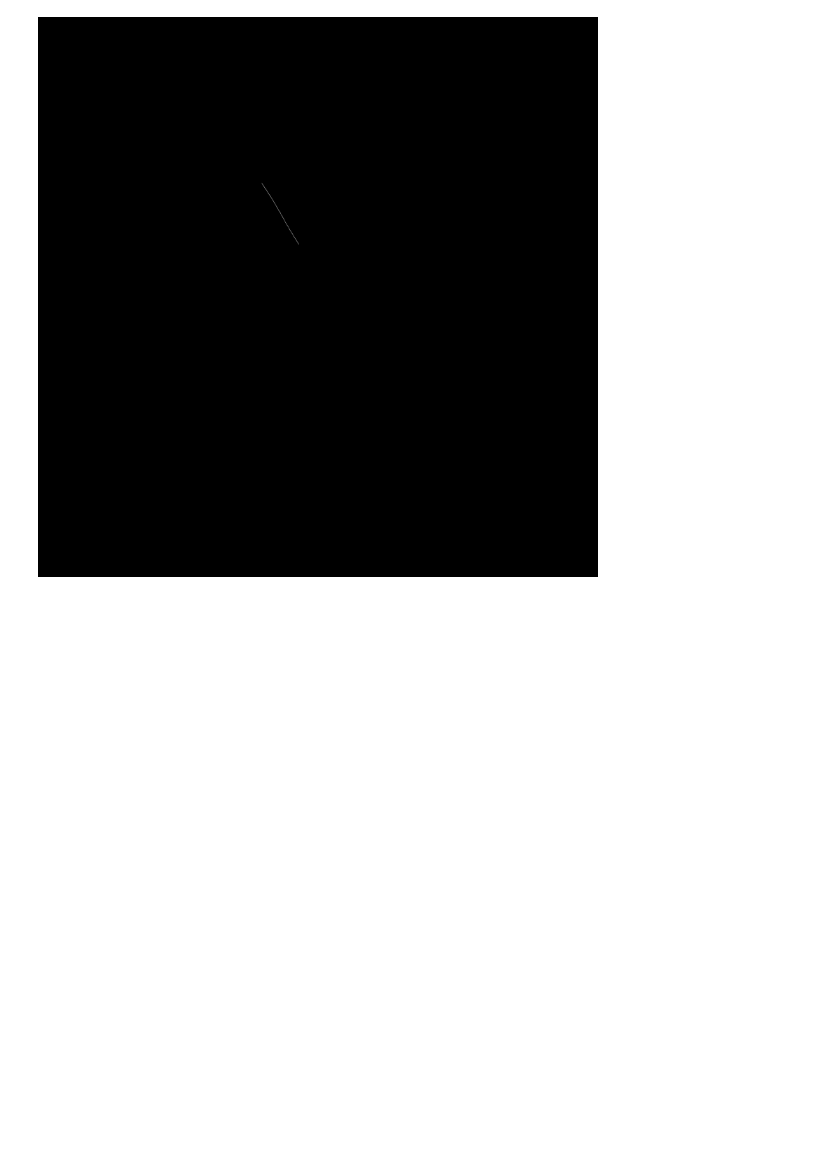
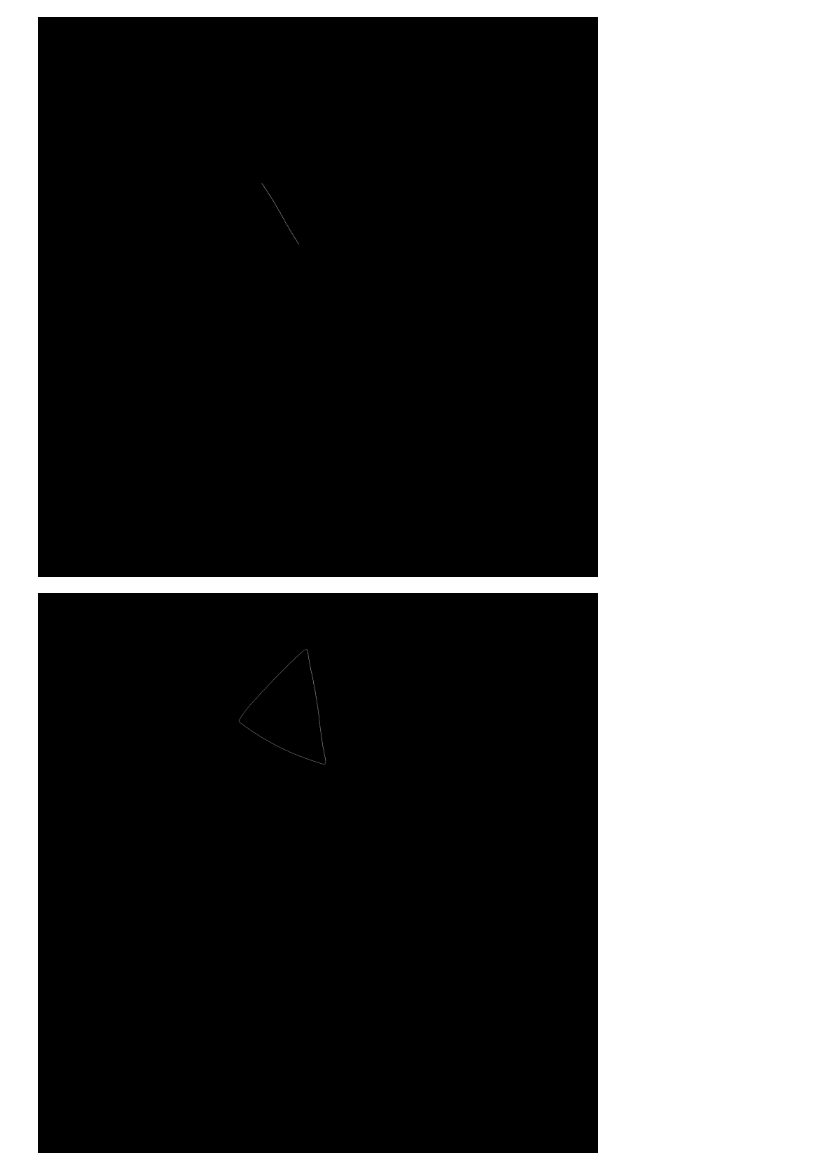
Before and after one commit to Totti00/VA_Project, a Jupyter notebook: VA_project.ipynb, the cells around one changed output. Saved outputs shown, nothing was run; the diff lists cells and outputs as text; code cells hidden in the pictures; blank space fills up the shorter version.

Commit message:
Ritorno l'angle che ha trovato giusto, ma ancora non va

```diff
--- a/VA_project.ipynb
+++ b/VA_project.ipynb
@@ -370,26 +370,31 @@ def get_cosine_angle(a, b, c):
   return round(np.dot(ba, bc) / (np.linalg.norm(ba) * np.linalg.norm(bc)), 10)
 
 def eval_match(edge1, edge2):
+  angle = 0
   arr1 = edge1.copy()
   arr2 = edge2.copy()
   if check_euc_distance(arr1, arr2) and check_length(arr1, arr2):# and check_length(arr1, arr2):
     shift = arr1[0] - arr2[0]
     arr2 += shift
-    arr2 = rotate(arr2, arr2[0], get_angle(arr1[-1], arr1[0], arr2[-1]))
+    angle += get_angle(arr1[-1], arr1[0], arr2[-1])
+    arr2 = rotate(arr2, arr2[0], angle)
     #arr2 = rotate(arr2, arr2[0], check_angle(arr1, arr2))
     if (get_cosine_angle(arr1[-1], arr1[0], arr2[-1]) < 0):
-      arr2 = rotate(arr2, arr2[0], get_angle(arr1[-1], arr1[0], arr2[-1]))
+      angle = get_angle(arr1[-1], arr1[0], arr2[-1])
+      arr2 += rotate(arr2, arr2[0], angle)
     #print(arr2)
     #arr2.astype('int64')
     #return sliding_window_hausdorff_distance(arr1, arr2, 700) #TODO: al posto del 6 ci va la dimensione della sliding window
-    return directed_hausdorff(arr1, arr2)[0] #/ len(arr1) / (euc_distance(arr1))
+    distance = directed_hausdorff(arr1, arr2)[0]
+    return distance, angle #/ len(arr1) / (euc_distance(arr1))
   else:
-    return float('inf')
+    return float('inf'), None
 
 def match_edges_with_size(arr1, arr2, size):
   edge_1 = arr1.copy()
   edge_2 = arr2.copy()
   min_distance = float('inf')
+  angle_right = None
   min_coords = None
   edge_min = min((edge_1, edge_2), key=len)
   edge_min = edge_min[::-1]
@@ -397,17 +402,19 @@ def match_edges_with_size(arr1, arr2, size):
   len_max = len(edge_max)
   for x in range(0, len_max - size, 1):
       for y in range(0, len(edge_min) - size, 1):
-          distance = eval_match(edge_min[y:y+size], edge_max[x:x+size])
+          distance, angle = eval_match(edge_min[y:y+size], edge_max[x:x+size])
           if distance < min_distance:
             min_distance = distance
             min_coords = (x, x + size, y, y + size)
-  return min_distance, min_coords
+            angle_right = angle
+  return min_distance, min_coords, angle_right
 
 def match_edges(arr1, arr2):
   edge_1 = arr1.copy()
   edge_2 = arr2.copy()
   min_distance = float('inf')
   min_coords = None
+  angle_right = None
   edge_min = min((edge_1, edge_2), key=len)
   edge_max = max((edge_1, edge_2), key=len)
   len_max = len(edge_max)
@@ -415,11 +422,12 @@ def match_edges(arr1, arr2):
     size = j
     for x in range(0, len_max - size, 2):
       for y in range(0, len(edge_min) - size, 2):
-        distance = eval_match(edge_min[y:y+size], edge_max[x:x+size])
+        distance, angle = eval_match(edge_min[y:y+size], edge_max[x:x+size])
         if distance < min_distance:
           min_distance = distance
           min_coords = (x, x + size, y, y + size)
-  return min_distance, min_coords
+          angle_right = angle
+  return min_distance, min_coords, angle_right
 
 def check_length(arr1, arr2):
   # Calcola la lunghezza dei bordi e confronta le lunghezze con una tolleranza del 10%
@@ -481,8 +475,9 @@ def visualize(points, arr1, arr2):
   seg_edge[x_coords, y_coords] = 255
   cv2_imshow(seg_edge)
 #if edge_min(contours[0], contours[3], key=len)
-score, coords = match_edges_with_size(contours[0], contours[3], 500)   #0, 3, 500
+score, coords, angle = match_edges_with_size(contours[0], contours[3], 500)   #0, 3, 500
 print(score)
+print(angle)
 #print(coords)
 # %% [output]
 2.480694671675624
@@ -511,3 +489,19 @@ visualize(coords, contours[0], contours[3])
 [figure]
 [figure]
 [figure]
+# %%
+def attach_fragments(arr1, arr2, coords):
+  rotated_fragment = rotate(contours[3], contours[3][0], angle)
+  rotated_fragment = np.ceil(rotated_fragment).astype(int)
+  return rotated_fragment
+
+
+img_new = attach_fragments(contours[0], contours[3], coords)
+
+
+seg_edge = np.zeros((3016, 3016))
+x_coords, y_coords = img_new[:, 0], img_new[:, 1]
+seg_edge[x_coords, y_coords] = 255
+cv2_imshow(seg_edge)
+# %% [output]
+[figure, added]
```
Also changed, not shown: parts of 9 cells of this notebook.
